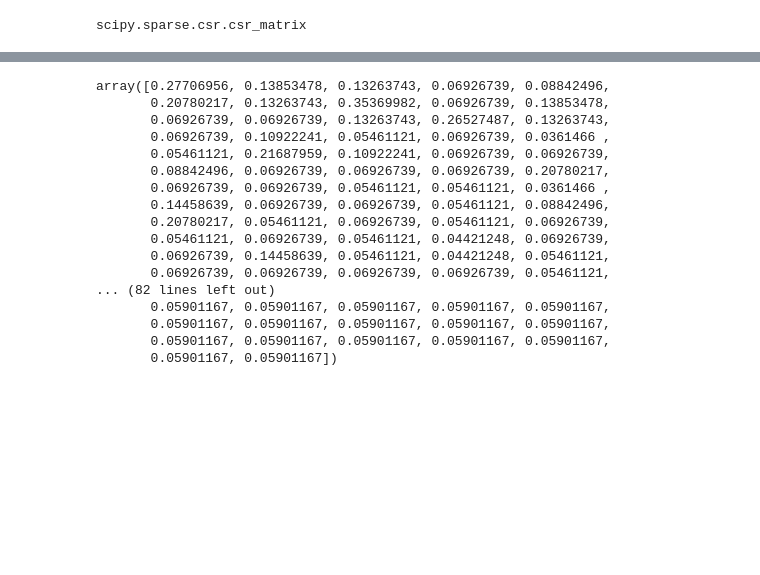
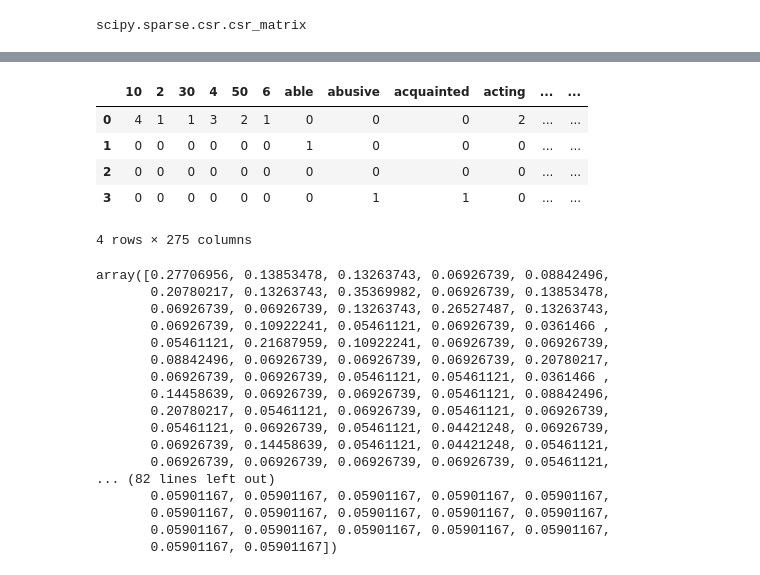
Before and after one commit to learn-co-students/nyc-mhtn-ds-060319-lectures, a Jupyter notebook: Mod_6/Intro_to_NLP.ipynb, the cells around one changed output, grey strips where cells are left out. Drawn from its saved outputs; the diff is of its cells as text; code cells hidden in the pictures; blank space fills up the shorter version.

```diff
--- a/Mod_6/Intro_to_NLP.ipynb
+++ b/Mod_6/Intro_to_NLP.ipynb
@@ -240,3 +273,13 @@ scipy.sparse.csr.csr_matrix
+# %%
+df = pd.DataFrame(text_counts.todense(),columns = cv.get_feature_names())
+df
+# %% [output]
+|  | 10 | 2 | 30 | 4 | 50 | 6 | able | abusive | acquainted | acting | ... | ... |
+| 0 | 4 | 1 | 1 | 3 | 2 | 1 | 0 | 0 | 0 | 2 | ... | ... |
+| 1 | 0 | 0 | 0 | 0 | 0 | 0 | 1 | 0 | 0 | 0 | ... | ... |
+| 2 | 0 | 0 | 0 | 0 | 0 | 0 | 0 | 0 | 0 | 0 | ... | ... |
+| 3 | 0 | 0 | 0 | 0 | 0 | 0 | 0 | 1 | 1 | 0 | ... | ... |
+4 rows × 275 columns
 # %%
 from sklearn.feature_extraction.text import TfidfVectorizer
 tf=TfidfVectorizer()
```
Also changed, not shown: parts of 26 cells of this notebook, 1 other file.
